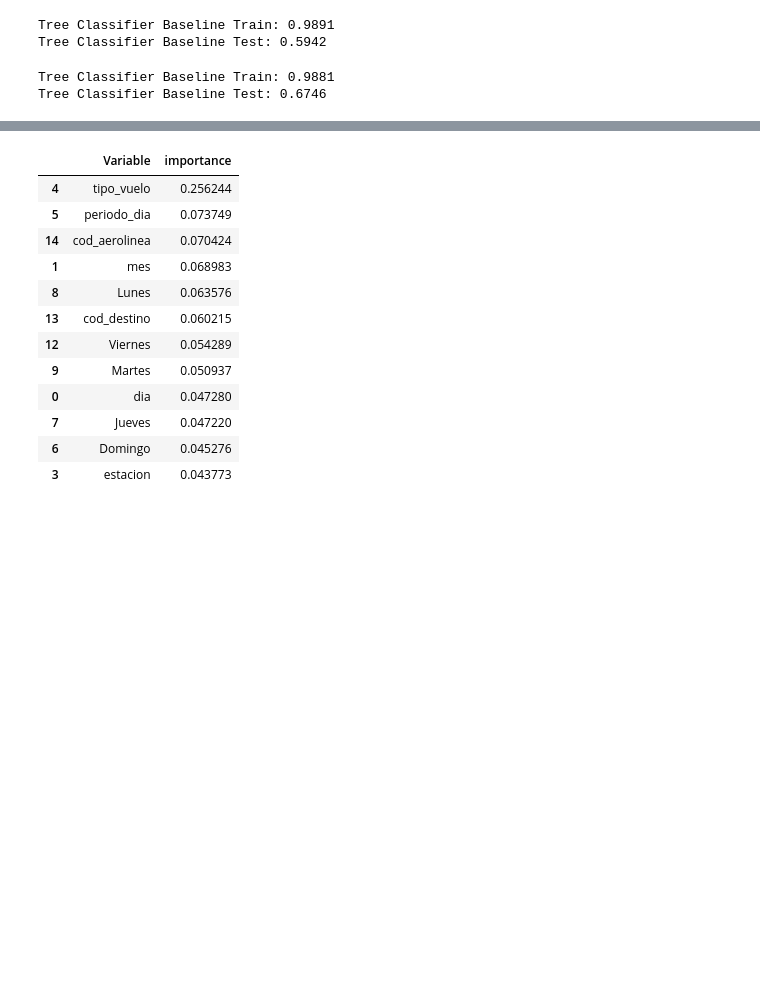
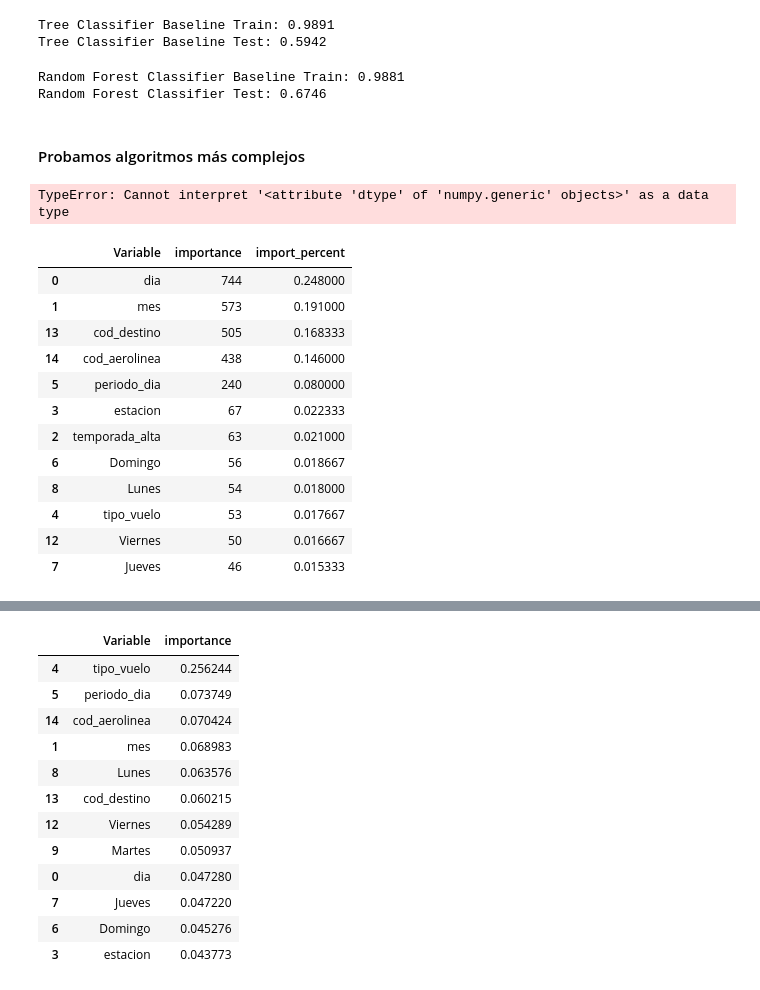
Before and after one commit to julianaplacido/challenge_ds_placido, a Jupyter notebook: 3_baseline_model.ipynb, the cells around one changed output, grey strips where cells are left out. Cells and saved outputs as stored; diff of their text form; code cells hidden in the pictures; blank space fills up the shorter version.

```diff
--- a/3_baseline_model.ipynb
+++ b/3_baseline_model.ipynb
@@ -95,7 +96,7 @@ print("Tree Classifier Baseline Test: " + str(test_roc))
 Tree Classifier Baseline Train: 0.9891
 Tree Classifier Baseline Test: 0.5942
 # %%
-#Random Forest Classifier como benchmark 2
+#Random Forest Classifier
 from sklearn.ensemble import RandomForestClassifier
 trees = RandomForestClassifier(random_state=42)
 trees.fit(X_train, y_train)
@@ -106,8 +107,47 @@ y_test_pred = trees.predict_proba(X_test)[:,1]
 train_roc = round(roc_auc_score(y_train, y_train_pred) ,4)
 test_roc = round(roc_auc_score(y_test, y_test_pred) ,4)
 
-print("Tree Classifier Baseline Train: " + str(train_roc))
-print("Tree Classifier Baseline Test: " + str(test_roc))
+print("Random Forest Classifier Baseline Train: " + str(train_roc))
+print("Random Forest Classifier Test: " + str(test_roc))
 # %% [output]
-Tree Classifier Baseline Train: 0.9881
-Tree Classifier Baseline Test: 0.6746
+Random Forest Classifier Baseline Train: 0.9881
+Random Forest Classifier Test: 0.6746
+# %% [markdown]
+#### Probamos algoritmos más complejos
+# %%
+%%time
+model_lgbm = LGBMClassifier(random_state=42)
+model_lgbm.fit(X_train, y_train)
+
+preds_lgbm_train = model_lgbm.predict_proba(X_train)[:,1]
+preds_lgbm_test = model_lgbm.predict_proba(X_test)[:,1]
+
+train_roc = round(roc_auc_score(y, preds_lgbm_train) ,4)
+test_roc = round(roc_auc_score(y_test, preds_lgbm_test) ,4)
+
+
+print("ROC LGBM Baseline Train: " + str(train_roc))
+print("ROC LGBM Baseline Test: " + str(test_roc))
+# %% [output]
+TypeError: Cannot interpret '<attribute 'dtype' of 'numpy.generic' objects>' as a data type
+# %%
+feature_imp = pd.DataFrame()
+feature_imp['Variable'] = X.columns
+feature_imp['importance'] = model_lgbm.feature_importances_
+feature_imp['import_percent'] = feature_imp.importance / feature_imp.importance.sum()
+feature_imp = feature_imp.sort_values(by='import_percent', ascending=False)
+feature_imp.head(12)
+# %% [output]
+|  | Variable | importance | import_percent |
+| 0 | dia | 744 | 0.248000 |
+| 1 | mes | 573 | 0.191000 |
+| 13 | cod_destino | 505 | 0.168333 |
+| 14 | cod_aerolinea | 438 | 0.146000 |
+| 5 | periodo_dia | 240 | 0.080000 |
+| 3 | estacion | 67 | 0.022333 |
+| 2 | temporada_alta | 63 | 0.021000 |
+| 6 | Domingo | 56 | 0.018667 |
+| 8 | Lunes | 54 | 0.018000 |
+| 4 | tipo_vuelo | 53 | 0.017667 |
+| 12 | Viernes | 50 | 0.016667 |
+| 7 | Jueves | 46 | 0.015333 |
```
Also changed, not shown: parts of 7 cells of this notebook.
